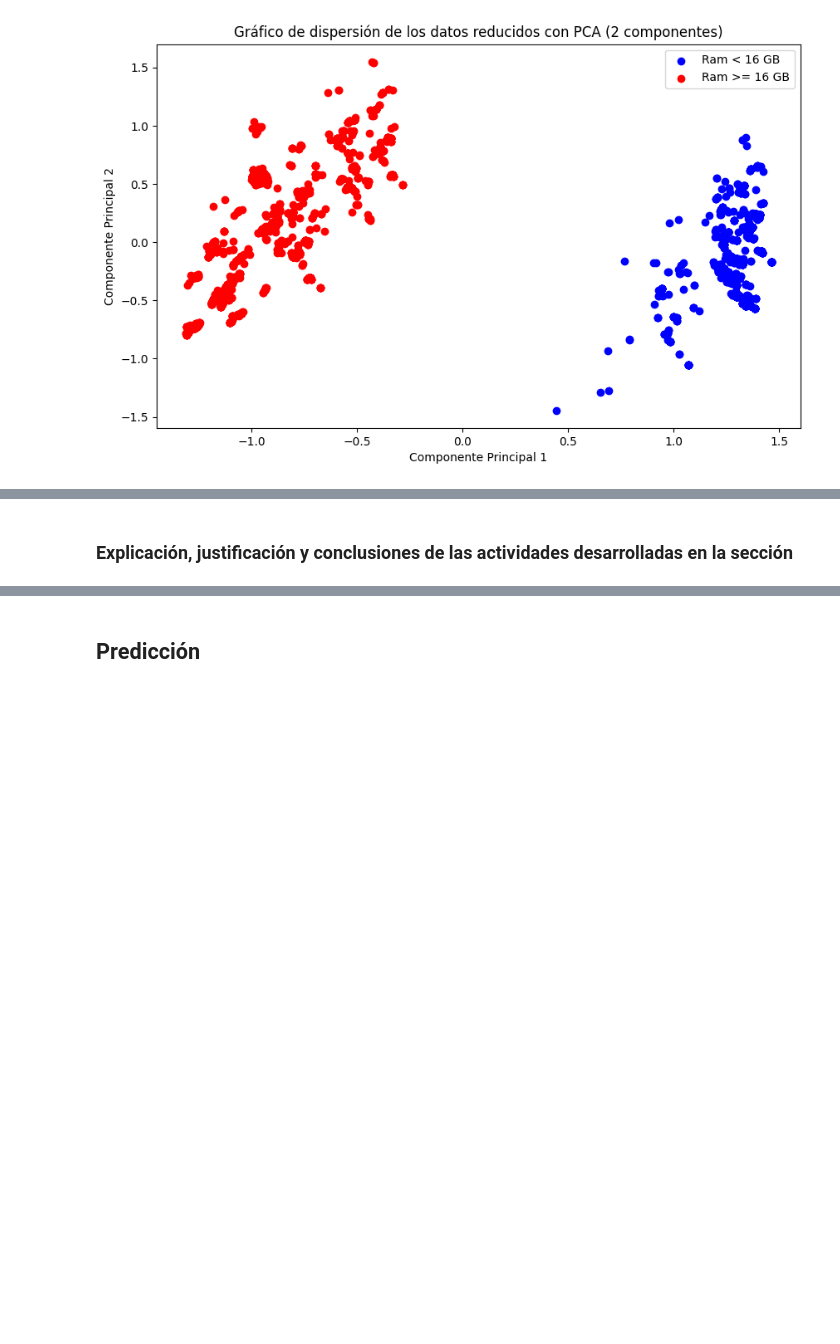
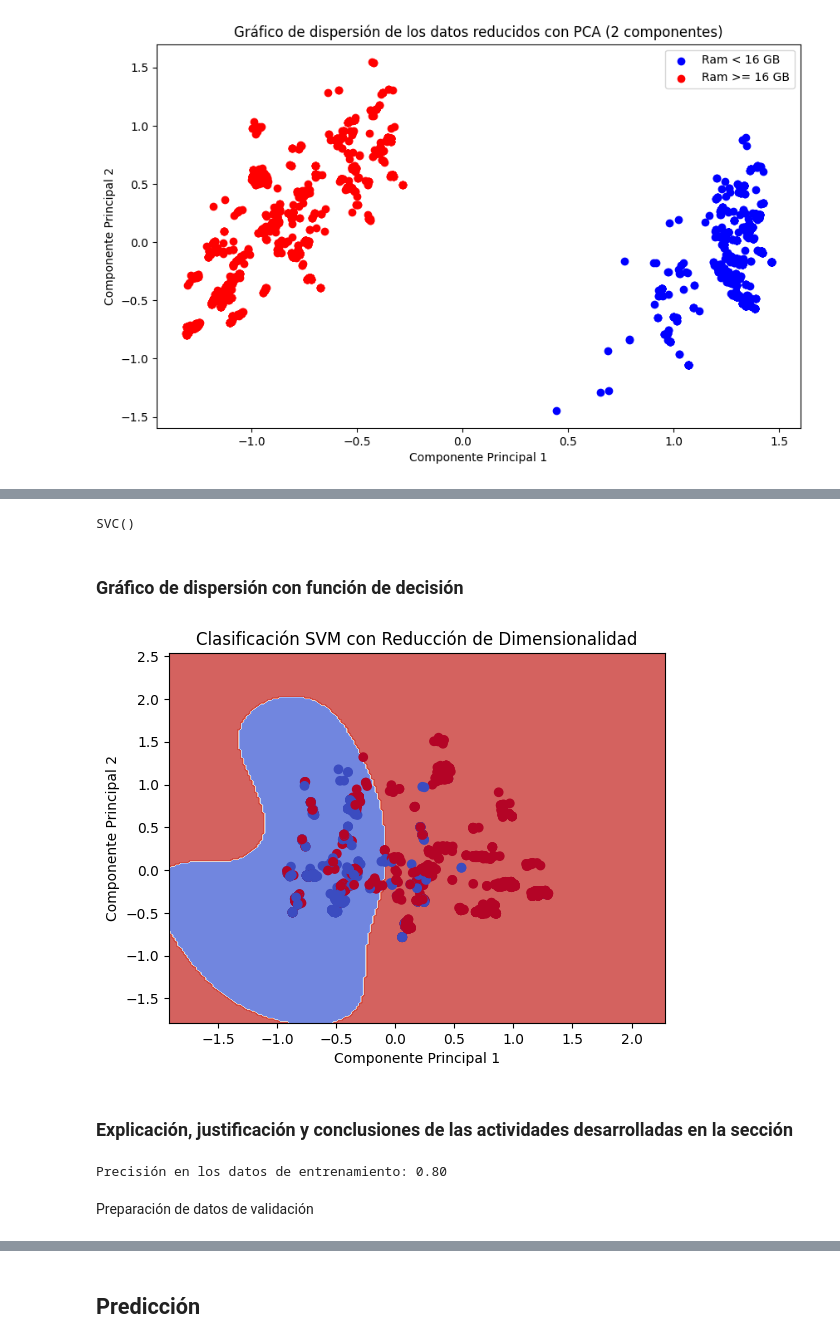
Before and after one commit to EmmaGalizio/TPI-IA-2023, a Jupyter notebook: Proyecto/TP_IAR_2023.ipynb, the cells around one changed output, grey strips where cells are left out. Saved outputs shown, nothing was run; the diff lists cells and outputs as text; code cells hidden in the pictures; blank space fills up the shorter version.

```diff
--- a/Proyecto/TP_IAR_2023.ipynb
+++ b/Proyecto/TP_IAR_2023.ipynb
@@ -451,2 +494,52 @@ plt.show()
+# %%
+from sklearn.svm import SVC
+
+svc = SVC(kernel='rbf')
+
+# Entrenar el modelo en las características reducidas X_reduced y la variable objetivo Y
+svc.fit(X_reduced, Y)
+#plt.scatter(x[y == 0, 0], x[y == 0, 1], c='blue', s=40, label='0')
+#plt.scatter(x[y == 1, 0], x[y == 1, 1], c='red', s=40, label='1', marker='s')
+#plt.xlabel("primera característica")
+#plt.ylabel("segunda característica")
+#plot_2d_separator(svc, x)
+#plt.legend(loc='upper right');
+# %% [output]
+SVC()
+# %% [markdown]
+### Gráfico de dispersión con función de decisión
+# %%
+# Crear una malla de puntos para el gráfico de dispersión
+h = .02  # Tamaño de paso en la malla
+x_min, x_max = X_reduced[:, 0].min() - 1, X_reduced[:, 0].max() + 1
+y_min, y_max = X_reduced[:, 1].min() - 1, X_reduced[:, 1].max() + 1
+xx, yy = np.meshgrid(np.arange(x_min, x_max, h), np.arange(y_min, y_max, h))
+
+# Predecir la clase para cada punto en la malla
+Z = svc.predict(np.c_[xx.ravel(), yy.ravel()])
+Z = Z.reshape(xx.shape)
+
+# Graficar los puntos y la función de decisión
+plt.contourf(xx, yy, Z, cmap=plt.cm.coolwarm, alpha=0.8)
+plt.scatter(X_reduced[:, 0], X_reduced[:, 1], c=Y, cmap=plt.cm.coolwarm)
+plt.xlabel('Componente Principal 1')
+plt.ylabel('Componente Principal 2')
+plt.title('Clasificación SVM con Reducción de Dimensionalidad')
+plt.show()
+# %% [output]
+[figure, added]
 # %% [markdown]
 ### Explicación, justificación y conclusiones de las actividades desarrolladas en la sección
+# %%
+from sklearn.metrics import accuracy_score
+
+# Realizar predicciones en los datos de entrenamiento
+predicciones_entrenamiento = svc.predict(X_reduced)
+
+# Calcular la precisión de las predicciones
+precision_entrenamiento = accuracy_score(Y, predicciones_entrenamiento)
+print(f'Precisión en los datos de entrenamiento: {precision_entrenamiento:.2f}')
+# %% [output]
+Precisión en los datos de entrenamiento: 0.80
+# %% [markdown]
+Preparación de datos de validación
```
Also changed, not shown: parts of 19 cells of this notebook.
